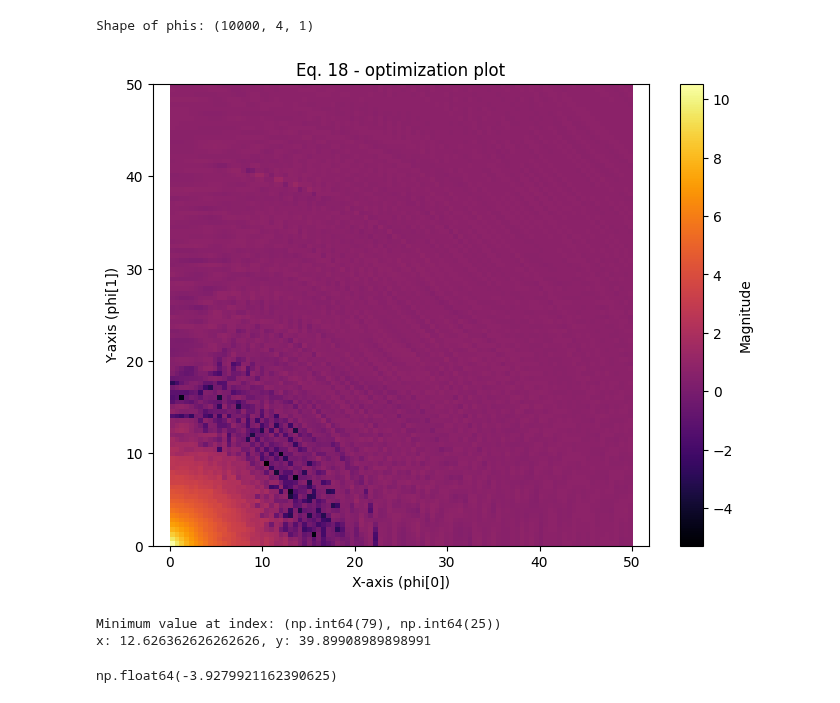
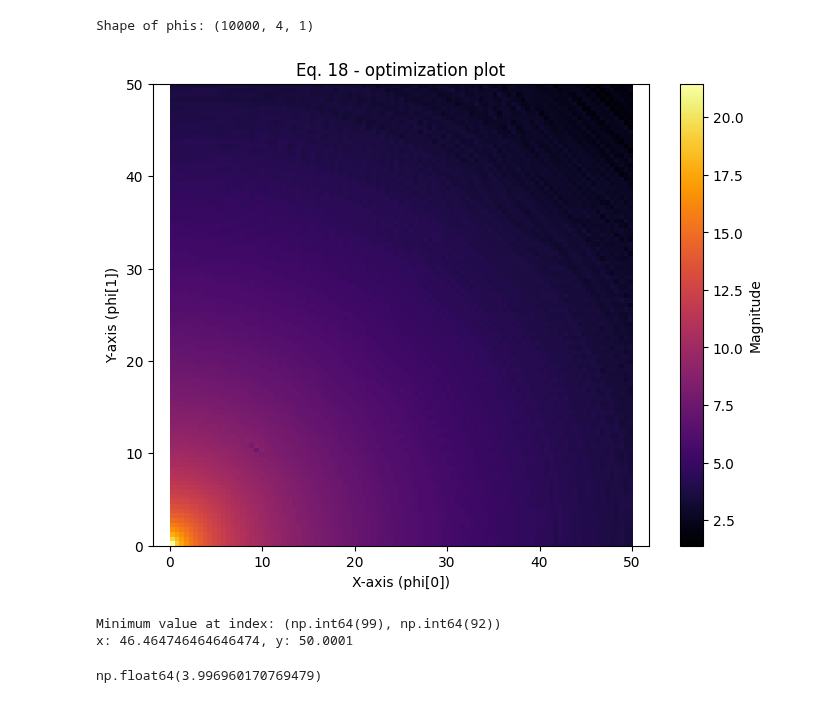
Before and after one commit to RHIMMELAND/MMARS, a Jupyter notebook: examples/MRBLaT_test.ipynb, the cells around one changed output. Saved outputs shown, nothing was run; the diff lists cells and outputs as text; code cells hidden in the pictures.

```diff
--- a/examples/MRBLaT_test.ipynb
+++ b/examples/MRBLaT_test.ipynb
@@ -27,2 +27,2 @@ c:\Users\malth\OneDrive - Aarhus Universitet\Dokumenter\AAU-Studie\10. semester\
 # %%
-radar_model_1 = mmars.FmcwRadar(position=np.array([[0,0]]), signalNoiseRatio=[2000, 10], N_chirps=1)
+radar_model_1 = mmars.FmcwRadar(position=np.array([[0,0]]), signalNoiseRatio=[10, 10], N_chirps=1)
@@ -58,7 +50,7 @@ Running simulation with <mmars.fmcwRadar.FmcwRadar object at 0x...> and <mmars.t
 # %%
 sim_data = simulation_data.get_data()
 # %%
-frame = 1
+frame = 250
 
 print(target_model_1.get_trajectory()[0][frame], target_model_1.get_trajectory()[1][frame])
 
@@ -212,7 +198,7 @@ y_values = np.linspace(0.0001, 50.0001, gridsize)
 X, Y = np.meshgrid(x_values, y_values)
 
 # Flatten the grid and stack with phi[2] = 0, phi[3] = 0
-phis = [np.array([[x], [y], [4.941e-01],  [4.686e-01]]) for x, y in zip(X.ravel(), Y.ravel())]
+phis = [np.array([[x], [y], [1],  [1]]) for x, y in zip(X.ravel(), Y.ravel())]
 
 # Convert to NumPy array (shape: (2500, 4, 1))
 phis = np.array(phis)
@@ -224,25 +210,25 @@ Shape of phis: (10000, 4, 1)
 # %%
 S_signals = []
 for n in tqdm(range(len(phis))):
-    S_signals.append(mmars.mrblatFunctions.D_KL(phis[n][:4].flatten(), data_fourier, target_model_1.get_trajectory()[0][frame-1], target_model_1.get_trajectory()[0][frame-1], Lambda_z, radar_model_1, mrblatcomp, outputmode=(1,1,1,1), print_output=False))
+    S_signals.append(mrblatcomp.D_KL(phis[n][:4].flatten(), data_fourier, target_model_1.get_trajectory()[0][frame-1], target_model_1.get_trajectory()[0][frame-1], outputmode=(1,1,1,1), print_output=False))
 # %%
 # Compute the magnitude (ignoring phi[2] and phi[3])
 #magnitudes = np.sqrt(phis[:, 0, 0]**2 + phis[:, 1, 0]**2)
 
 # Reshape to 2D (51x51) for heatmap plotting
 heatmap = np.array(S_signals).reshape(gridsize, gridsize)
 
 # Plot the heatmap
 plt.figure(figsize=(8, 6))
-plt.imshow(np.log(np.abs(heatmap[2:,2:])), origin='lower', extent=[0, 50, 0, 50], cmap='inferno')#, aspect='auto')
+plt.imshow(np.log(np.abs(heatmap[1:,1:])), origin='lower', extent=[0, 50, 0, 50], cmap='inferno')#, aspect='auto')
 plt.colorbar(label="Magnitude")
 plt.xlabel("X-axis (phi[0])")
 plt.ylabel("Y-axis (phi[1])")
 plt.title("Eq. 18 - optimization plot")
 plt.axis('equal')
 plt.show()
 # %% [output]
-[figure, old version]
+[figure, new version]
 # %%
 min_index = np.argmin(heatmap)
 min_index_2d = np.unravel_index(min_index, heatmap.shape)
@@ -253,9 +239,9 @@ print(f"Minimum value at index: {min_index_2d}")
 print(f"x: {x_min}, y: {y_min}")
 np.min(heatmap)
 # %% [output]
-Minimum value at index: (np.int64(79), np.int64(25))
-x: 12.626362626262626, y: 39.89908989898991
+Minimum value at index: (np.int64(99), np.int64(92))
+x: 46.464746464646474, y: 50.0001
-np.float64(-3.9279921162390625)
+np.float64(3.996960170769479)
 # %%
 delta_t = 0.1
 
```
Also changed, not shown: parts of 18 cells of this notebook.
